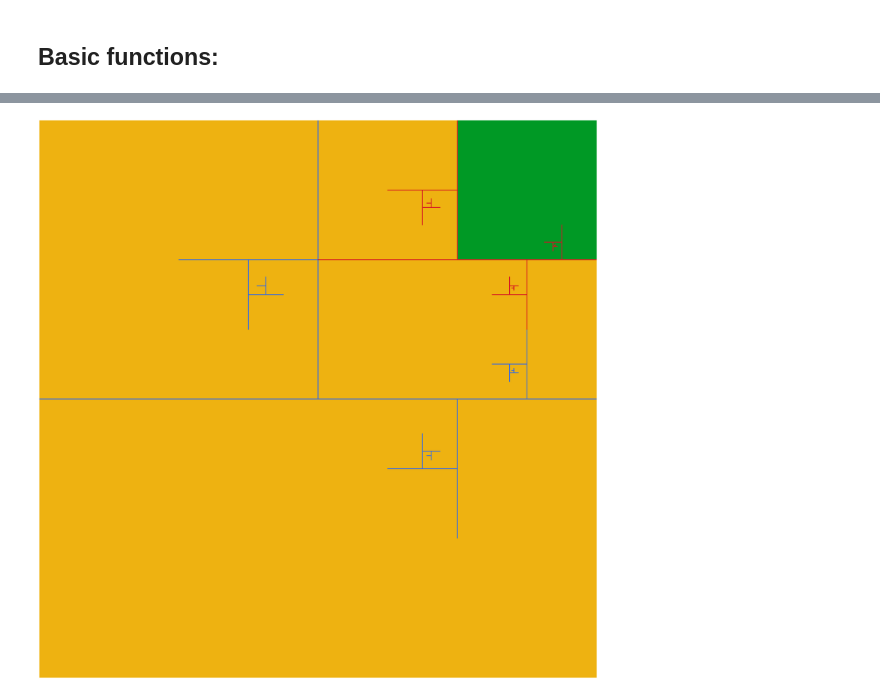
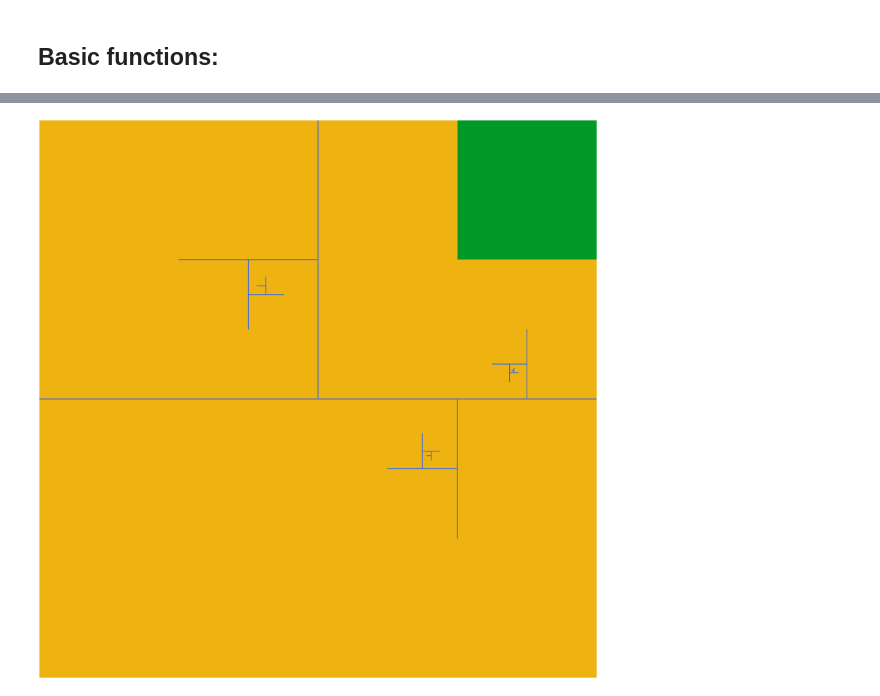
Before and after one commit to amirhamini/Geometry, a Jupyter notebook: divide_and_rotate.ipynb, the cells around one changed output, grey strips where cells are left out. Drawn from its saved outputs; the diff is of its cells as text; code cells hidden in the pictures.

```diff
--- a/divide_and_rotate.ipynb
+++ b/divide_and_rotate.ipynb
@@ -153,36 +153,36 @@ plot_mid_orthogonal_rotate(p_init_1, p_init_2, ax01, color='#3369E8')
 #
 x_1 = 0; y_1 = 5; x_2 = 10; y_2 = 5;
 p_init_1 = [x_1, y_1]; p_init_2 = [x_2, y_2];
-plot_mid_orthogonal_rotate(p_init_1, p_init_2, ax01, color='#D50F25', numBranch=4)
+# plot_mid_orthogonal_rotate(p_init_1, p_init_2, ax01, color='#D50F25', numBranch=4)
 #
 #
 # x_1 = 0; y_1 = 0; x_2 = 0; y_2 = -10;
 # p_init_1 = [x_1, y_1]; p_init_2 = [x_2, y_2];
 # plot_mid_orthogonal_rotate(p_init_1, p_init_2, ax01, color='b', numBranch=3)
 #
 
 #3369E8
 ax01.add_patch(
     patches.Rectangle(
         (5.01, 5.01),   # (x,y)
         5,          # width
         5,          # height
         color ='#009925'
     )
 )
 ax01.set_xlim([-10,10])
 ax01.set_ylim([-10,10])
 ax01.get_xaxis().set_visible(False)
 ax01.get_yaxis().set_visible(False)
 ax01.set_axis_bgcolor('#EEB211')
 # major_ticks_x = [1345, 1355, 1365, 1370, 1375, 1385]
 # ax01.set_xticks(major_ticks_x)
 # ax01.set_title('Literate/Illiterate/Total Population over Time', fontsize=40, y=1.02)
 # ax01.set_xlabel('Year', fontsize=40)
 # ax01.set_ylabel('1M persons', fontsize=40)
 ax01.grid('on')
 plt.savefig('mete.png', bbox_inches='tight')
 # ax01.legend(loc='lower center', bbox_to_anchor=(0.2,0.7), borderpad=0.1, fontsize=30,fancybox=True, title='')
 plt.show()
 # %% [output]
-[figure, old version]
+[figure, new version]
```
Also changed, not shown: parts of 2 cells of this notebook.
